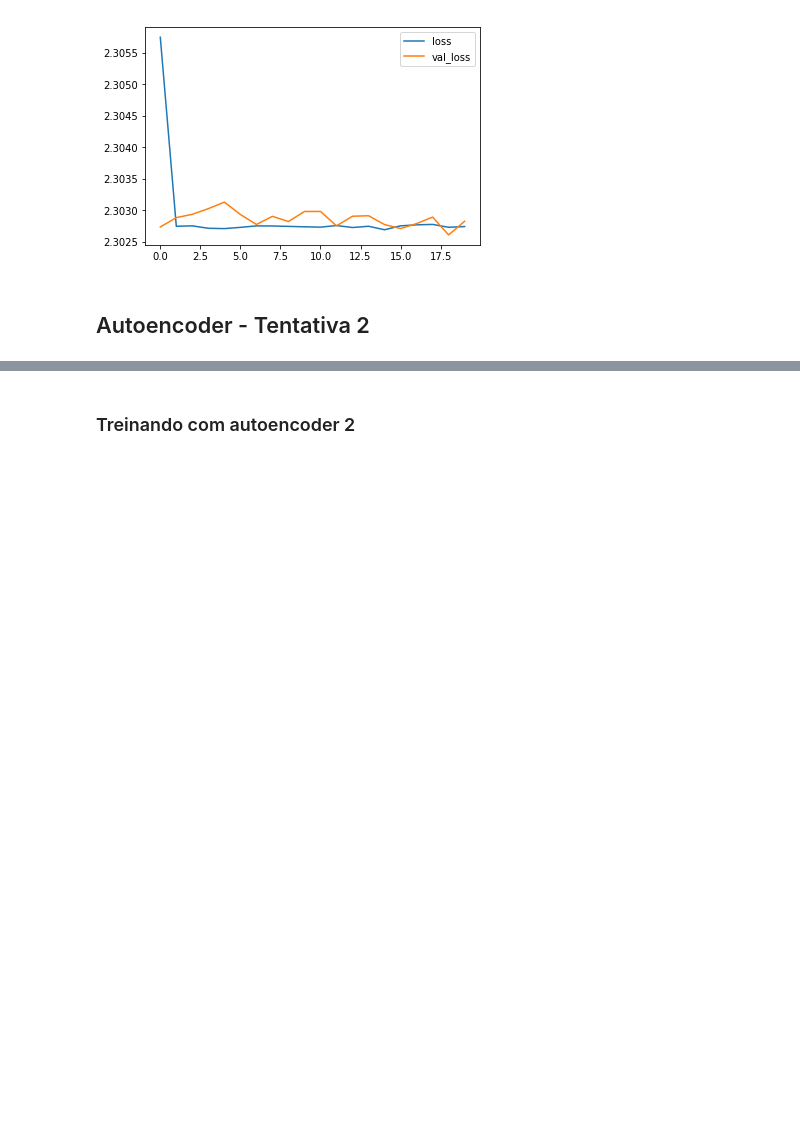
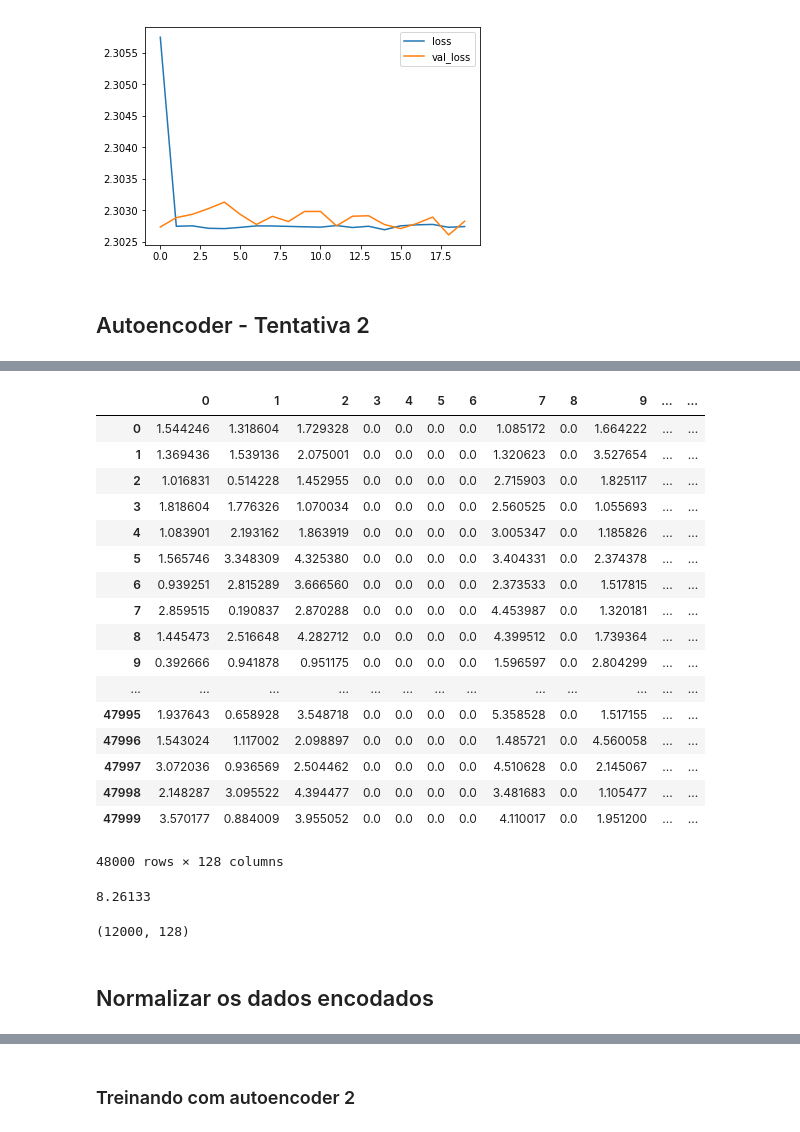
Before and after one commit to gihbatalha/neural-net-dimensionality-cluster, a Jupyter notebook: Projeto3.ipynb, the cells around one changed output, grey strips where cells are left out. Drawn from its saved outputs; the diff is of its cells as text; code cells hidden in the pictures; blank space fills up the shorter version.

```diff
--- a/Projeto3.ipynb
+++ b/Projeto3.ipynb
@@ -546,0 +592,36 @@ plt.show()
+# %%
+encoder_2_model = Model(inputs = inp, outputs=encoder_2)
+X_train_encoded = encoder_2_model.predict(np.array(X_train))
+X_train_encoded_df = pd.DataFrame(X_train_encoded)
+
+X_train_encoded_df
+# %% [output]
+|  | 0 | 1 | 2 | 3 | 4 | 5 | 6 | 7 | 8 | 9 | ... | ... |
+| 0 | 1.544246 | 1.318604 | 1.729328 | 0.0 | 0.0 | 0.0 | 0.0 | 1.085172 | 0.0 | 1.664222 | ... | ... |
+| 1 | 1.369436 | 1.539136 | 2.075001 | 0.0 | 0.0 | 0.0 | 0.0 | 1.320623 | 0.0 | 3.527654 | ... | ... |
+| 2 | 1.016831 | 0.514228 | 1.452955 | 0.0 | 0.0 | 0.0 | 0.0 | 2.715903 | 0.0 | 1.825117 | ... | ... |
+| 3 | 1.818604 | 1.776326 | 1.070034 | 0.0 | 0.0 | 0.0 | 0.0 | 2.560525 | 0.0 | 1.055693 | ... | ... |
+| 4 | 1.083901 | 2.193162 | 1.863919 | 0.0 | 0.0 | 0.0 | 0.0 | 3.005347 | 0.0 | 1.185826 | ... | ... |
+| 5 | 1.565746 | 3.348309 | 4.325380 | 0.0 | 0.0 | 0.0 | 0.0 | 3.404331 | 0.0 | 2.374378 | ... | ... |
+| 6 | 0.939251 | 2.815289 | 3.666560 | 0.0 | 0.0 | 0.0 | 0.0 | 2.373533 | 0.0 | 1.517815 | ... | ... |
+| 7 | 2.859515 | 0.190837 | 2.870288 | 0.0 | 0.0 | 0.0 | 0.0 | 4.453987 | 0.0 | 1.320181 | ... | ... |
+| 8 | 1.445473 | 2.516648 | 4.282712 | 0.0 | 0.0 | 0.0 | 0.0 | 4.399512 | 0.0 | 1.739364 | ... | ... |
+| 9 | 0.392666 | 0.941878 | 0.951175 | 0.0 | 0.0 | 0.0 | 0.0 | 1.596597 | 0.0 | 2.804299 | ... | ... |
+| ... | ... | ... | ... | ... | ... | ... | ... | ... | ... | ... | ... | ... |
+| 47995 | 1.937643 | 0.658928 | 3.548718 | 0.0 | 0.0 | 0.0 | 0.0 | 5.358528 | 0.0 | 1.517155 | ... | ... |
+| 47996 | 1.543024 | 1.117002 | 2.098897 | 0.0 | 0.0 | 0.0 | 0.0 | 1.485721 | 0.0 | 4.560058 | ... | ... |
+| 47997 | 3.072036 | 0.936569 | 2.504462 | 0.0 | 0.0 | 0.0 | 0.0 | 4.510628 | 0.0 | 2.145067 | ... | ... |
+| 47998 | 2.148287 | 3.095522 | 4.394477 | 0.0 | 0.0 | 0.0 | 0.0 | 3.481683 | 0.0 | 1.105477 | ... | ... |
+| 47999 | 3.570177 | 0.884009 | 3.955052 | 0.0 | 0.0 | 0.0 | 0.0 | 4.110017 | 0.0 | 1.951200 | ... | ... |
+48000 rows × 128 columns
+# %%
+np.max(X_train_encoded)
+# %% [output]
+8.26133
+# %%
+X_val_encoded = encoder_2_model.predict(np.array(X_val))
+X_val_encoded.shape
+# %% [output]
+(12000, 128)
+# %% [markdown]
+## Normalizar os dados encodados
```
Also changed, not shown: parts of 36 cells of this notebook.
